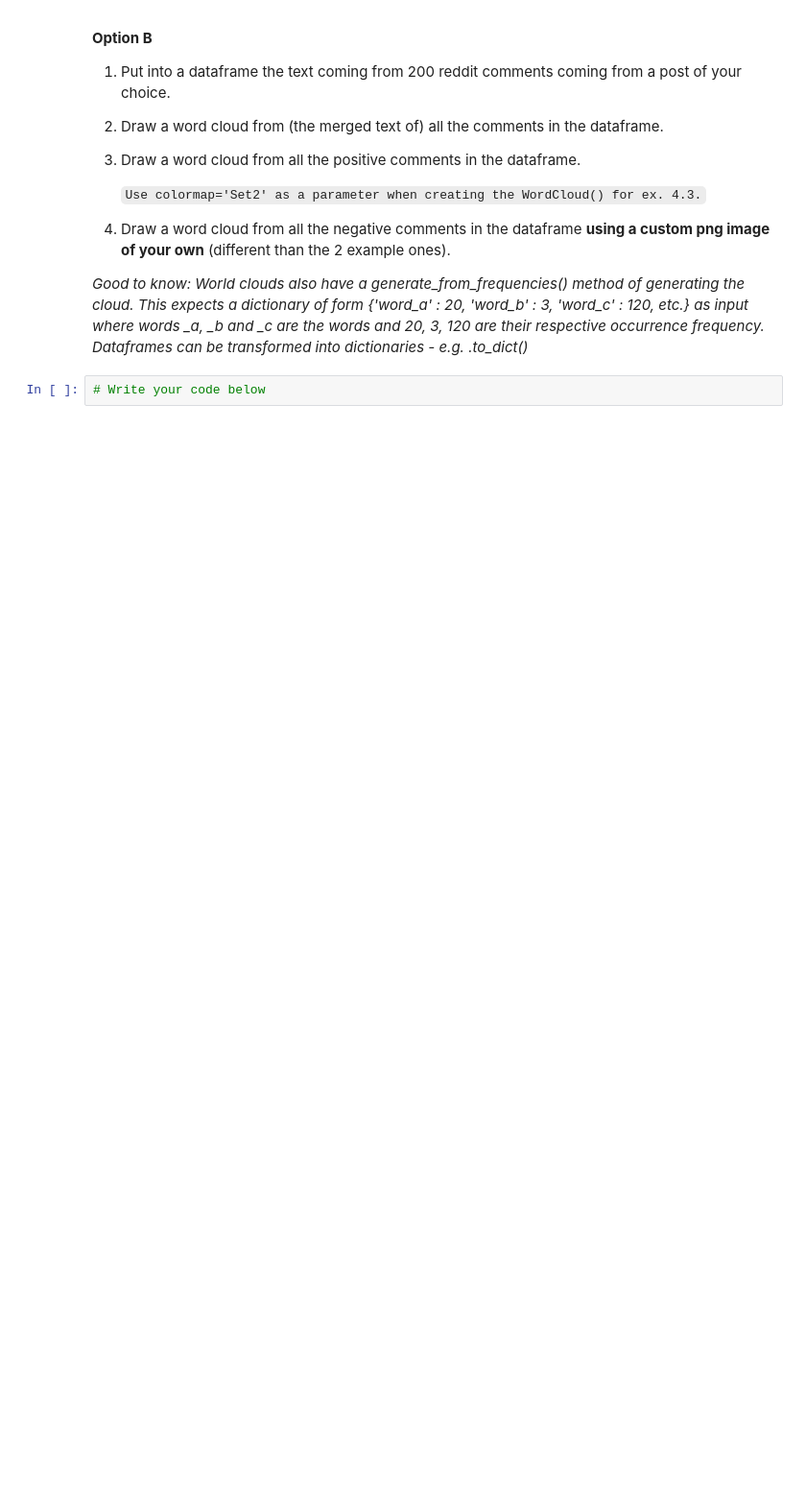
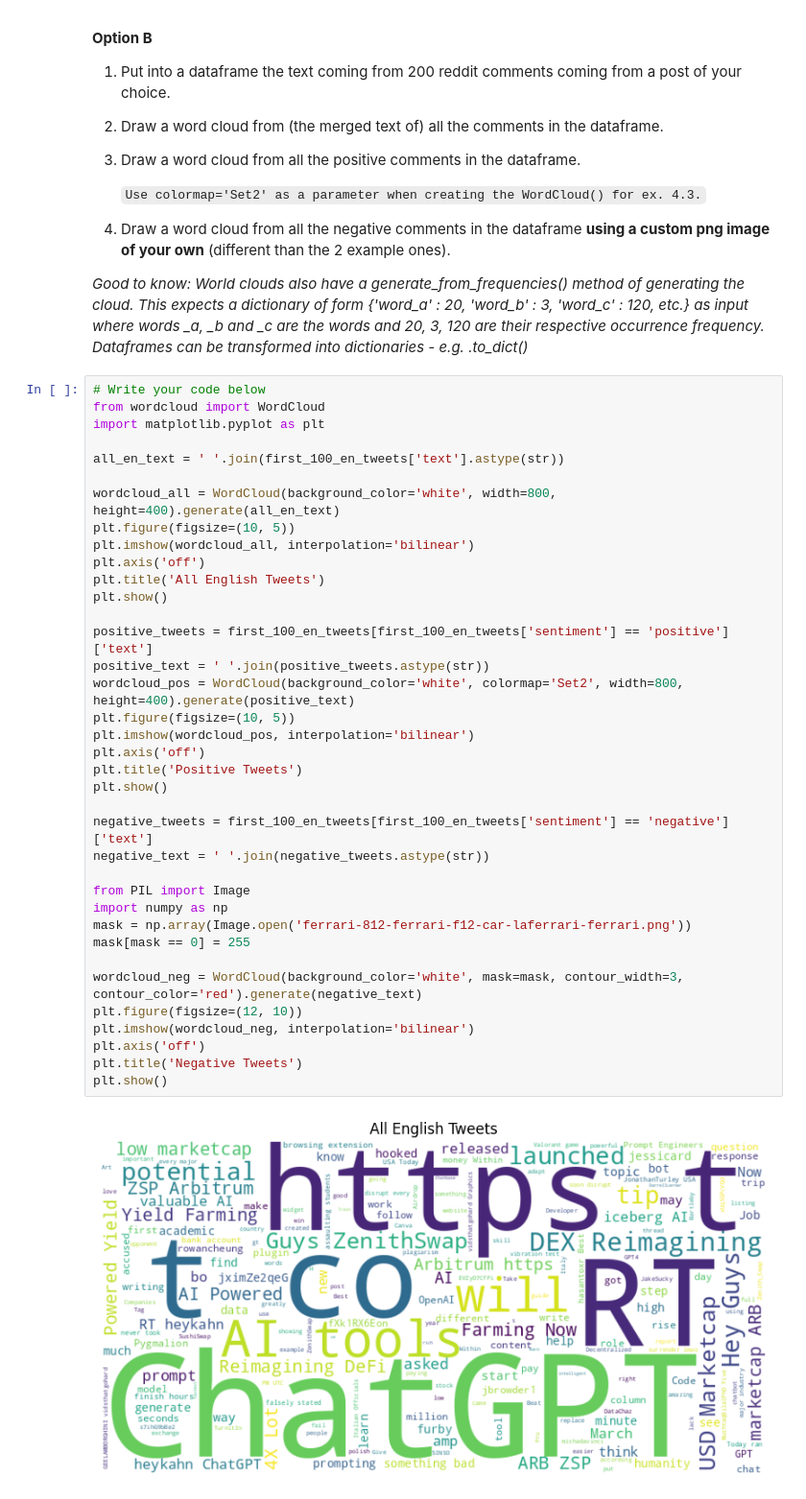
Before and after one commit to AlexandruCL/An_3, a Jupyter notebook: Sem_2/DM/Week_8/DM7_2025.ipynb, the cells around one changed output. Shown at 96% size. Saved outputs shown, nothing was run; the diff lists cells and outputs as text; blank space fills up the shorter version.

```diff
--- a/Sem_2/DM/Week_8/DM7_2025.ipynb
+++ b/Sem_2/DM/Week_8/DM7_2025.ipynb
@@ -494,5 +658,42 @@ plt.show()
 
 *Good to know: World clouds also have a generate_from_frequencies() method of generating the cloud. This expects a dictionary of form {'word_a' : 20, 'word_b' : 3, 'word_c' : 120, etc.} as input where words _a, _b and _c are the words and 20, 3, 120 are their respective occurrence frequency.
 Dataframes can be transformed into dictionaries - e.g. .to_dict()*
-# %%
-# Write your code below
+# %%
+# Write your code below
+from wordcloud import WordCloud
+import matplotlib.pyplot as plt
+
+all_en_text = ' '.join(first_100_en_tweets['text'].astype(str))
+
+wordcloud_all = WordCloud(background_color='white', width=800, height=400).generate(all_en_text)
+plt.figure(figsize=(10, 5))
+plt.imshow(wordcloud_all, interpolation='bilinear')
+plt.axis('off')
+plt.title('All English Tweets')
+plt.show()
+
+positive_tweets = first_100_en_tweets[first_100_en_tweets['sentiment'] == 'positive']['text']
+positive_text = ' '.join(positive_tweets.astype(str))
+wordcloud_pos = WordCloud(background_color='white', colormap='Set2', width=800, height=400).generate(positive_text)
+plt.figure(figsize=(10, 5))
+plt.imshow(wordcloud_pos, interpolation='bilinear')
+plt.axis('off')
+plt.title('Positive Tweets')
+plt.show()
+
+negative_tweets = first_100_en_tweets[first_100_en_tweets['sentiment'] == 'negative']['text']
+negative_text = ' '.join(negative_tweets.astype(str))
+
+from PIL import Image
+import numpy as np
+mask = np.array(Image.open('ferrari-812-ferrari-f12-car-laferrari-ferrari.png'))
+mask[mask == 0] = 255
+
+wordcloud_neg = WordCloud(background_color='white', mask=mask, contour_width=3, contour_color='red').generate(negative_text)
+plt.figure(figsize=(12, 10))
+plt.imshow(wordcloud_neg, interpolation='bilinear')
+plt.axis('off')
+plt.title('Negative Tweets')
+plt.show()
+# %% [output]
+[figure, added]
```
Also changed, not shown: parts of 15 cells of this notebook, 1 other file.
